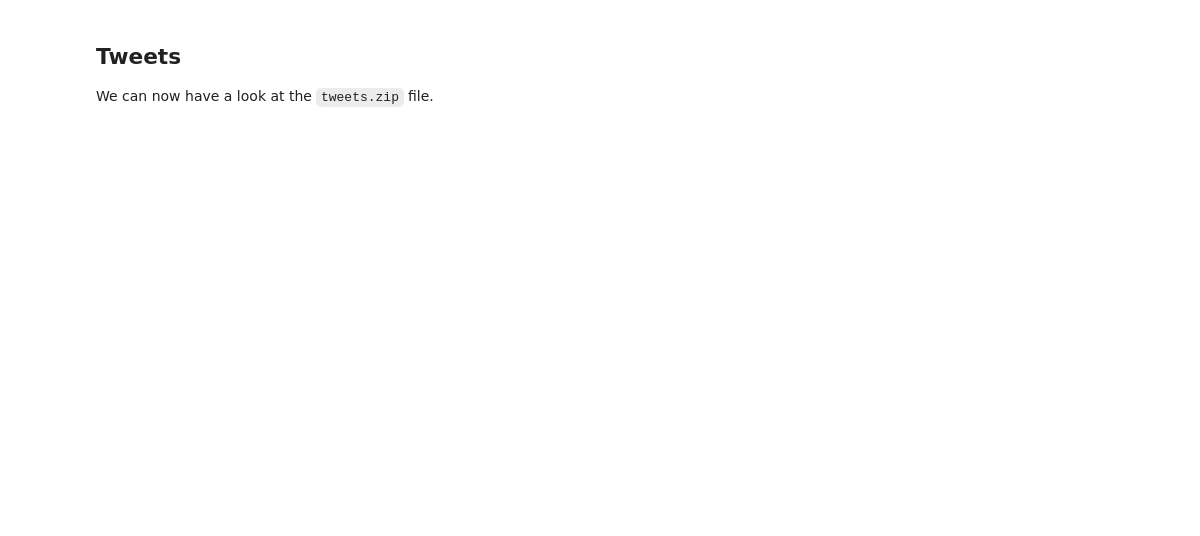
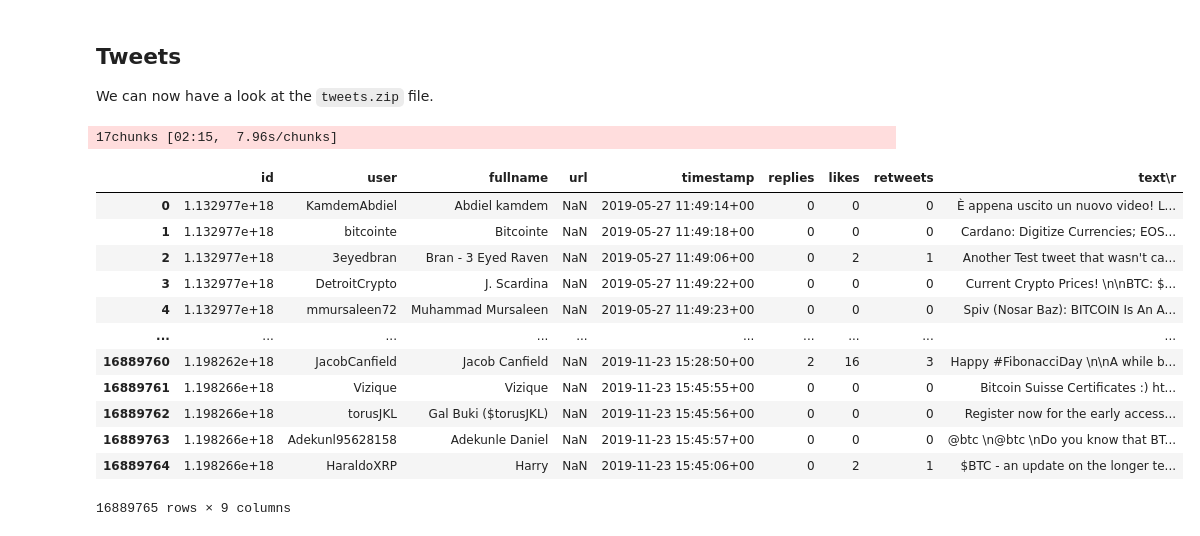
Before and after one commit to paulo-03/bitcoin_twitter, a Jupyter notebook: data_analysis.ipynb, the cells around one changed output. Drawn from its saved outputs; the diff is of its cells as text; code cells hidden in the pictures; blank space fills up the shorter version.

```diff
--- a/data_analysis.ipynb
+++ b/data_analysis.ipynb
@@ -23,4 +32,22 @@ Since we are making our analysis in a specific time window, we need to chunk the
 
 We can now have a look at the `tweets.zip` file.
 # %%
-...
+tweets = TweetsAnalyzer(file_path='data/tweets.zip')
+# %% [output]
+17chunks [02:15,  7.96s/chunks]
+# %%
+tweets.data
+# %% [output]
+|  | id | user | fullname | url | timestamp | replies | likes | retweets | text\r |
+| 0 | 1.132977e+18 | KamdemAbdiel | Abdiel kamdem | NaN | 2019-05-27 11:49:14+00 | 0 | 0 | 0 | È appena uscito un nuovo video! L... |
+| 1 | 1.132977e+18 | bitcointe | Bitcointe | NaN | 2019-05-27 11:49:18+00 | 0 | 0 | 0 | Cardano: Digitize Currencies; EOS... |
+| 2 | 1.132977e+18 | 3eyedbran | Bran - 3 Eyed Raven | NaN | 2019-05-27 11:49:06+00 | 0 | 2 | 1 | Another Test tweet that wasn't ca... |
+| 3 | 1.132977e+18 | DetroitCrypto | J. Scardina | NaN | 2019-05-27 11:49:22+00 | 0 | 0 | 0 | Current Crypto Prices! \n\nBTC: $... |
+| 4 | 1.132977e+18 | mmursaleen72 | Muhammad Mursaleen | NaN | 2019-05-27 11:49:23+00 | 0 | 0 | 0 | Spiv (Nosar Baz): BITCOIN Is An A... |
+| ... | ... | ... | ... | ... | ... | ... | ... | ... | ... |
+| 16889760 | 1.198262e+18 | JacobCanfield | Jacob Canfield | NaN | 2019-11-23 15:28:50+00 | 2 | 16 | 3 | Happy #FibonacciDay \n\nA while b... |
+| 16889761 | 1.198266e+18 | Vizique | Vizique | NaN | 2019-11-23 15:45:55+00 | 0 | 0 | 0 | Bitcoin Suisse Certificates :) ht... |
+| 16889762 | 1.198266e+18 | torusJKL | Gal Buki ($torusJKL) | NaN | 2019-11-23 15:45:56+00 | 0 | 0 | 0 | Register now for the early access... |
+| 16889763 | 1.198266e+18 | Adekunl95628158 | Adekunle Daniel | NaN | 2019-11-23 15:45:57+00 | 0 | 0 | 0 | @btc \n@btc \nDo you know that BT... |
+| 16889764 | 1.198266e+18 | HaraldoXRP | Harry | NaN | 2019-11-23 15:45:06+00 | 0 | 2 | 1 | $BTC - an update on the longer te... |
+16889765 rows × 9 columns
```
Also changed, not shown: parts of 6 cells of this notebook, 4 other files.
